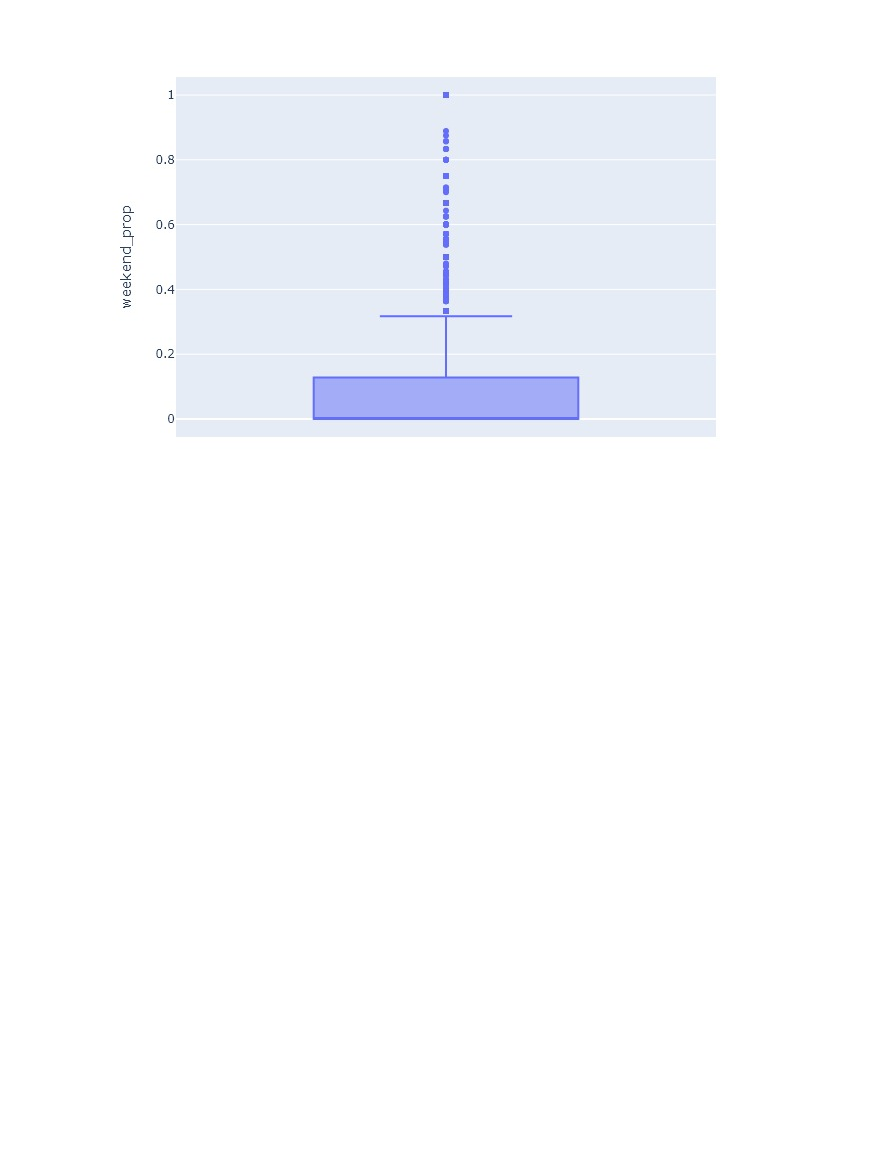
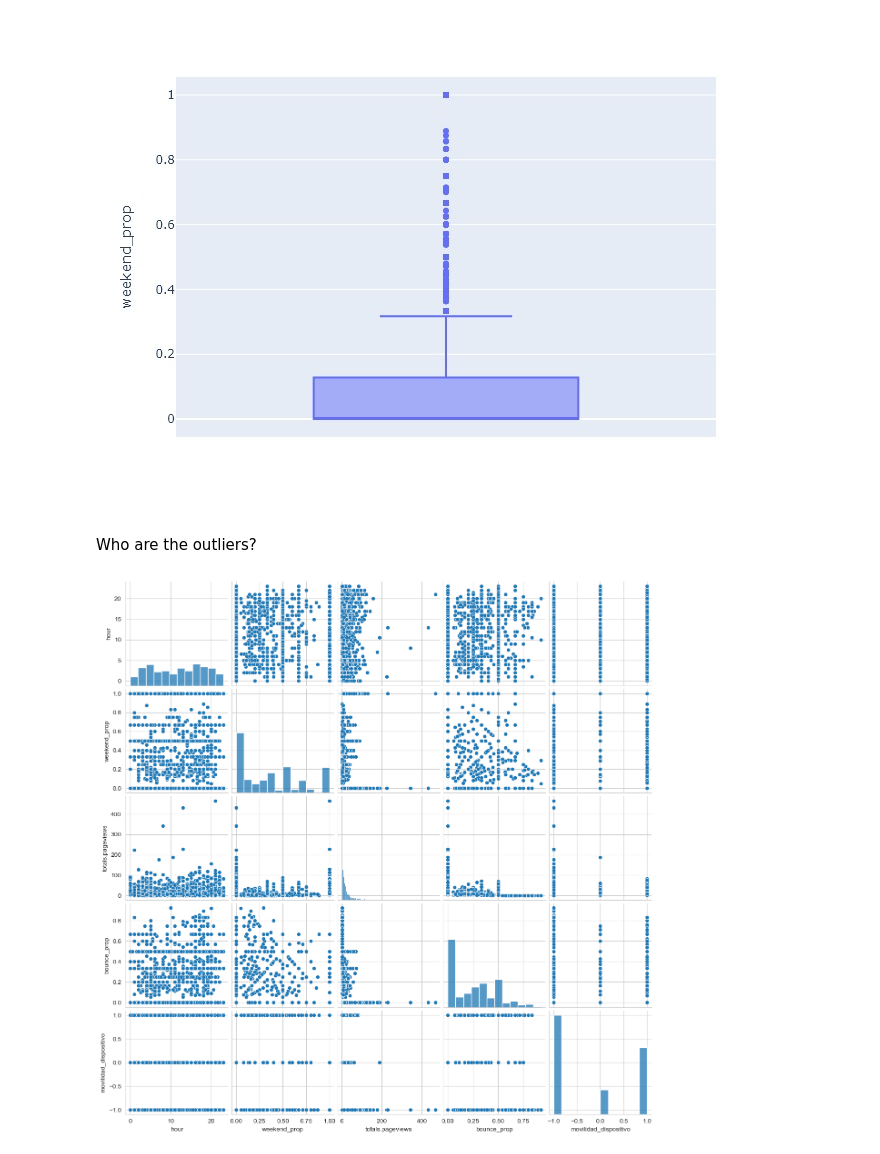
Before and after one commit to robertofuentesr/Useful_python_functions_ML, a Jupyter notebook: (14) Clustering/(2) DBSCAN To find other interesting groups.ipynb, the cells around one changed output. Cells and saved outputs as stored; diff of their text form; code cells hidden in the pictures; blank space fills up the shorter version.

```diff
--- a/(14) Clustering/(2) DBSCAN To find other interesting groups.ipynb
+++ b/(14) Clustering/(2) DBSCAN To find other interesting groups.ipynb
@@ -144,3 +144,14 @@ original data totals.pageviews
 [figure]
 original data weekend_prop
 [figure]
+# %% [markdown]
+Who are the outliers?
+# %%
+outliers = X[(X['clusters']==-1)]
+# %%
+sns.set_style("whitegrid")
+sns.color_palette("tab10")
+g=sns.pairplot(outliers,vars=['hour', 'weekend_prop', 'totals.pageviews',
+                            'bounce_prop','movilidad_dispositivo'])
+# %% [output]
+[figure, added]
```
Also changed, not shown: parts of 1 cell of this notebook.
